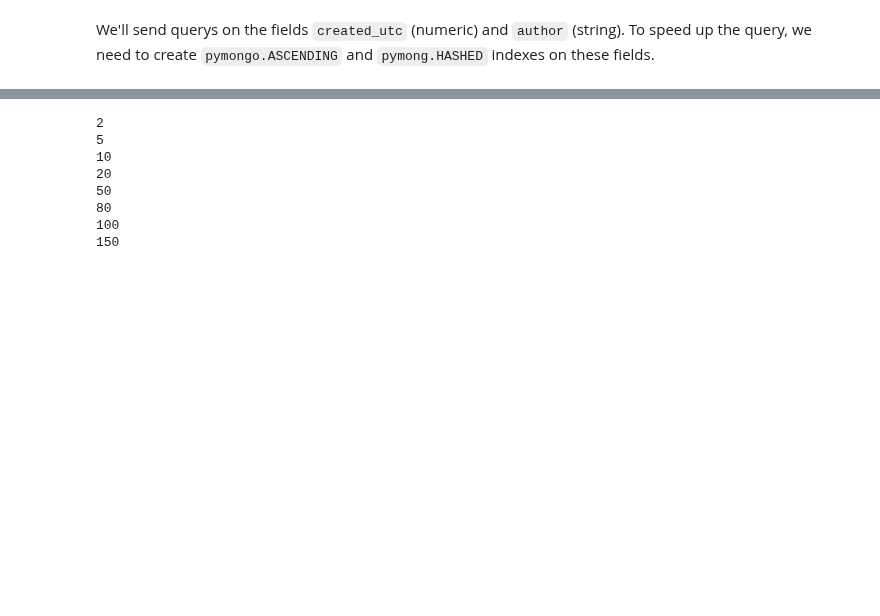
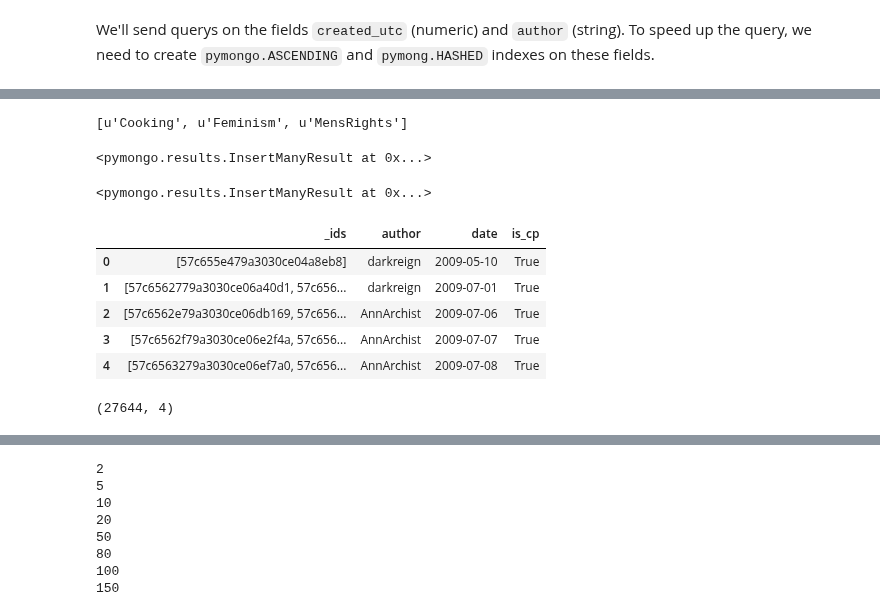
Before and after one commit to chao-ji/reddit, a Jupyter notebook: Part 6 Topic Modeling.ipynb, the cells around one changed output, grey strips where cells are left out. Drawn from its saved outputs; the diff is of its cells as text; code cells hidden in the pictures; blank space fills up the shorter version.

```diff
--- a/Part 6 Topic Modeling.ipynb
+++ b/Part 6 Topic Modeling.ipynb
@@ -134,0 +112,22 @@ len(corpus_cp), len(corpus_ncp)
+# %%
+db.collection_names()
+# %% [output]
+[u'Cooking', u'Feminism', u'MensRights']
+# %%
+mensrights_is_cp = mensrights.T.to_dict().values()
+mensrights_is_cp = map(lambda doc: {"_ids": doc["_ids"],
+                                    "author": doc["author"],
+                                    "date": doc["date"].to_pydatetime(),
+                                    "is_cp": doc["is_cp"]}, mensrights_is_cp)
+db["mensrights_is_cp"].insert_many(mensrights_is_cp)
+# %% [output]
+<pymongo.results.InsertManyResult at 0x...>
+# %%
+feminism_is_cp = feminism.T.to_dict().values()
+feminism_is_cp = map(lambda doc: {"_ids": doc["_ids"],
+                                  "author": doc["author"],
+                                  "date": doc["date"].to_pydatetime(),
+                                  "is_cp": doc["is_cp"]}, feminism_is_cp)
+db["feminism_is_cp"].insert_many(feminism_is_cp)
+# %% [output]
+<pymongo.results.InsertManyResult at 0x...>
@@ -134,0 +136,16 @@ len(corpus_cp), len(corpus_ncp)
+# %%
+mensrights_is_cp = pd.DataFrame(list(db["mensrights_is_cp"].find({"is_cp": True}, {"_id": 0})))
+feminism_is_cp = pd.DataFrame(list(db["feminism_is_cp"].find({"is_cp": True}, {"_id": 0})))
+# %%
+mensrights_is_cp[:5]
+# %% [output]
+|  | _ids | author | date | is_cp |
+| 0 | [57c655e479a3030ce04a8eb8] | darkreign | 2009-05-10 | True |
+| 1 | [57c6562779a3030ce06a40d1, 57c656... | darkreign | 2009-07-01 | True |
+| 2 | [57c6562e79a3030ce06db169, 57c656... | AnnArchist | 2009-07-06 | True |
+| 3 | [57c6562f79a3030ce06e2f4a, 57c656... | AnnArchist | 2009-07-07 | True |
+| 4 | [57c6563279a3030ce06ef7a0, 57c656... | AnnArchist | 2009-07-08 | True |
+# %%
+mensrights_is_cp.shape
+# %% [output]
+(27644, 4)
```
Also changed, not shown: parts of 75 cells of this notebook.
